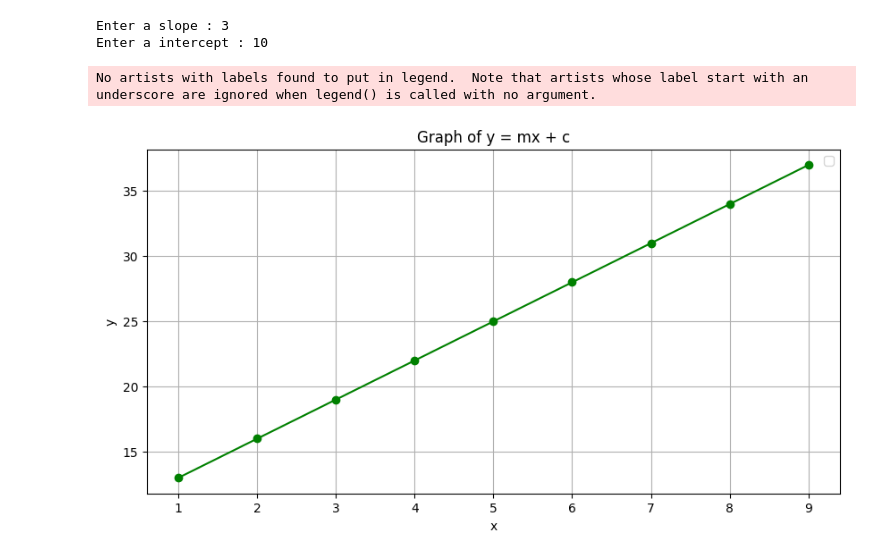
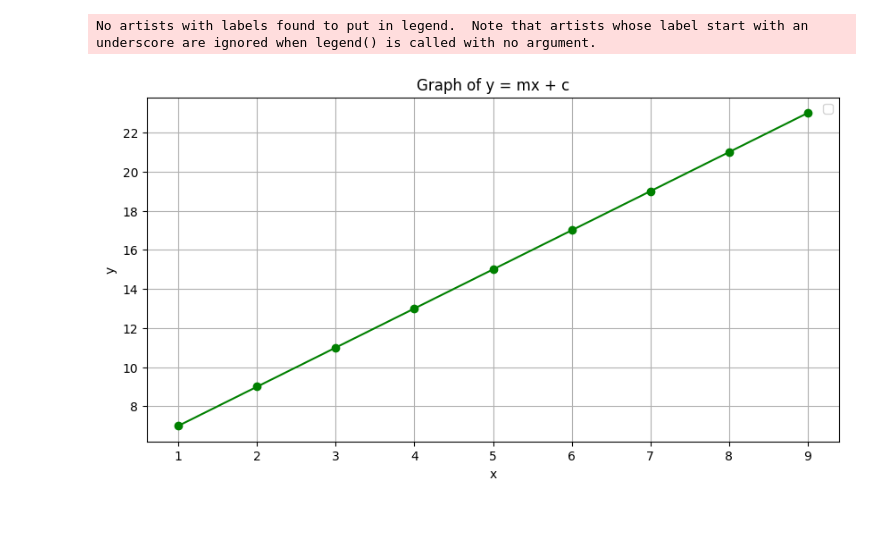
Before and after one commit to bhandariarun/KMC, a Jupyter notebook: week6/day_03/Data_Science.ipynb, the cells around one changed output. Cells and saved outputs as stored; diff of their text form; code cells hidden in the pictures; blank space fills up the shorter version.

Commit message:
Data Analysis and Visualizing

```diff
--- a/week6/day_03/Data_Science.ipynb
+++ b/week6/day_03/Data_Science.ipynb
@@ -5,28 +17,28 @@ import numpy as np
 # %%
 #y=mx+c
-m = int(input('Enter a slope :'))
-c = int(input('Enter a intercept :'))
+# m = int(input('Enter a slope :'))
+# c = int(input('Enter a intercept :'))
+m=2
+c=5
 plt.figure(figsize=(10, 5))
 
 
-x = np.arange(100, 200)
+x = np.arange(1, 10)
 
 y = m*x+c
 
 plt.plot(x,y, marker='o',color='g')
 
 # Add labels and title
 plt.xlabel('x')
 plt.ylabel('y')
 plt.title('Graph of y = mx + c')
 plt.grid(True)
 plt.legend()
 
 # Show plot
 plt.show()
 # %% [output]
-Enter a slope : 3
-Enter a intercept : 10
+No artists with labels found to put in legend.  Note that artists whose label start with an underscore are ignored when legend() is called with no argument.
-No artists with labels found to put in legend.  Note that artists whose label start with an underscore are ignored when legend() is called with no argument.
-[figure, old version]
+[figure, new version]
 # %%
```
Also changed, not shown: parts of 7 cells of this notebook.
